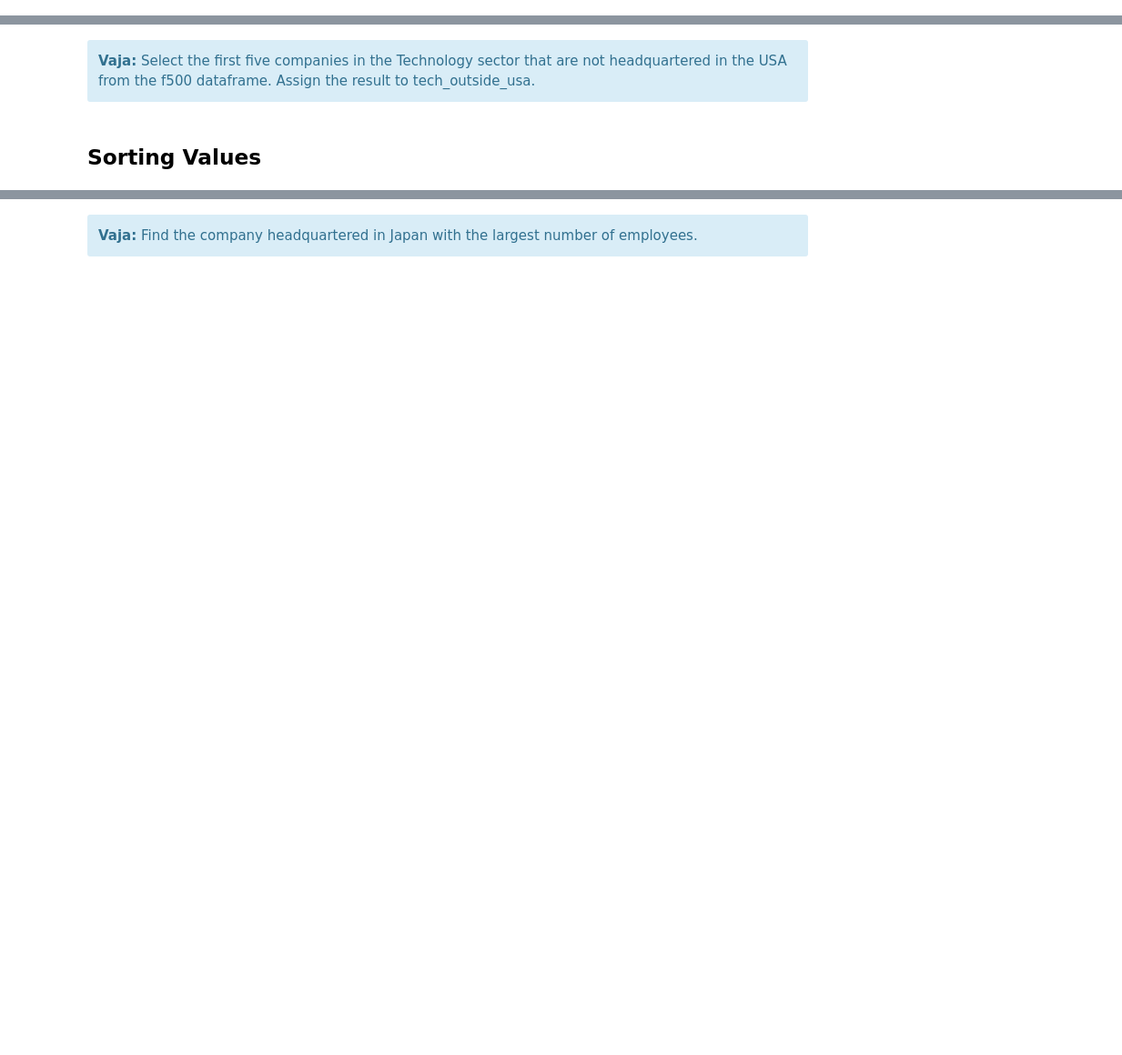
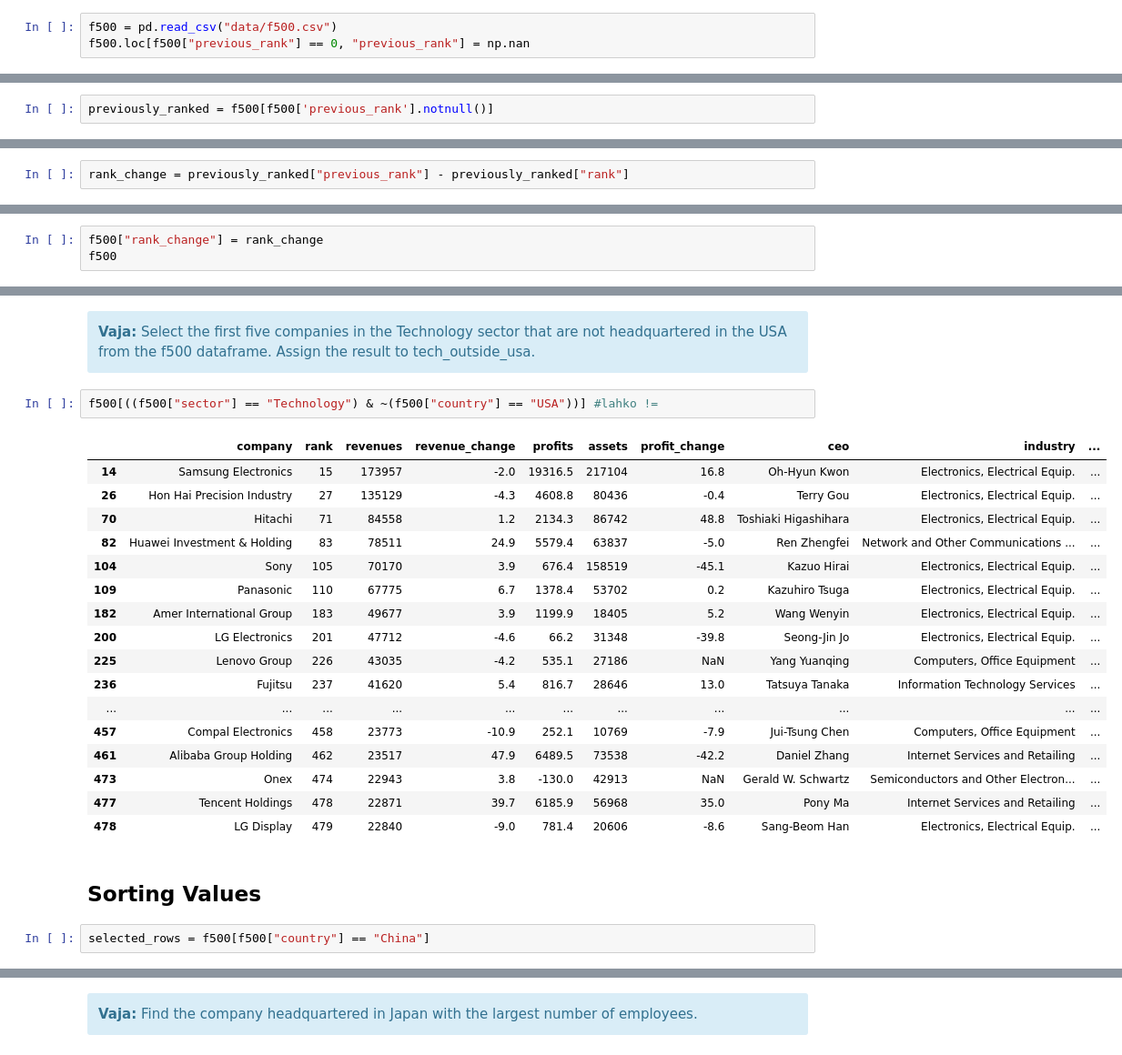
Before and after one commit to NightShop/analitika-podatkov, a Jupyter notebook: Del_03_Uvod_v_Pandas/03_Uvod_v_Pandas_CLEAN.ipynb, the cells around one changed output, grey strips where cells are left out. Shown at 91% size. Saved outputs shown, nothing was run; the diff lists cells and outputs as text; blank space fills up the shorter version.

```diff
--- a/Del_03_Uvod_v_Pandas/03_Uvod_v_Pandas_CLEAN.ipynb
+++ b/Del_03_Uvod_v_Pandas/03_Uvod_v_Pandas_CLEAN.ipynb
@@ -803,3 +1303,6 @@ Use the motor_bool boolean series to index the country column. Assign the result
 # %% [markdown]
 <div class="alert alert-block alert-info">
 <b>Vaja:</b> Use the Series.isnull() method to select all rows from f500 that have a null value for the previous_rank column. Select only the company, rank, and previous_rank columns. Assign the result to null_previous_rank.</div>
+# %%
+f500 = pd.read_csv("data/f500.csv")
+f500.loc[f500["previous_rank"] == 0, "previous_rank"] = np.nan
@@ -814,2 +1346,4 @@ Use the motor_bool boolean series to index the country column. Assign the result
 # %% [markdown]
 ## Pandas Index Alignment
+# %%
+previously_ranked = f500[f500['previous_rank'].notnull()]
@@ -815,0 +1354,2 @@ Use the motor_bool boolean series to index the country column. Assign the result
+# %%
+rank_change = previously_ranked["previous_rank"] - previously_ranked["rank"]
@@ -821,3 +1405,6 @@ alt_name = pd.Series(['rocket', 'aubergine', 'maize'], index=['arugula', 'eggpla
 # %% [markdown]
 <div class="alert alert-block alert-info">
 <b>Vaja:</b> Use the Series.notnull() method to select all rows from f500 that have a non-null value for the previous_rank column. Assign the result to previously_ranked.  From the previously_ranked dataframe, subtract the rank column from the previous_rank column. Assign the result to rank_change. Assign the values in the rank_change to a new column in the f500 dataframe, "rank_change".</div>
+# %%
+f500["rank_change"] = rank_change
+f500
@@ -896,5 +1515,27 @@ alt_name = pd.Series(['rocket', 'aubergine', 'maize'], index=['arugula', 'eggpla
 # %% [markdown]
 <div class="alert alert-block alert-info">
 <b>Vaja:</b> Select the first five companies in the Technology sector that are not headquartered in the USA from the f500 dataframe. Assign the result to tech_outside_usa.</div>
+# %%
+f500[((f500["sector"] == "Technology") & ~(f500["country"] == "USA"))] #lahko !=
+# %% [output]
+|  | company | rank | revenues | revenue_change | profits | assets | profit_change | ceo | industry | ... |
+| 14 | Samsung Electronics | 15 | 173957 | -2.0 | 19316.5 | 217104 | 16.8 | Oh-Hyun Kwon | Electronics, Electrical Equip. | ... |
+| 26 | Hon Hai Precision Industry | 27 | 135129 | -4.3 | 4608.8 | 80436 | -0.4 | Terry Gou | Electronics, Electrical Equip. | ... |
+| 70 | Hitachi | 71 | 84558 | 1.2 | 2134.3 | 86742 | 48.8 | Toshiaki Higashihara | Electronics, Electrical Equip. | ... |
+| 82 | Huawei Investment & Holding | 83 | 78511 | 24.9 | 5579.4 | 63837 | -5.0 | Ren Zhengfei | Network and Other Communications ... | ... |
+| 104 | Sony | 105 | 70170 | 3.9 | 676.4 | 158519 | -45.1 | Kazuo Hirai | Electronics, Electrical Equip. | ... |
+| 109 | Panasonic | 110 | 67775 | 6.7 | 1378.4 | 53702 | 0.2 | Kazuhiro Tsuga | Electronics, Electrical Equip. | ... |
+| 182 | Amer International Group | 183 | 49677 | 3.9 | 1199.9 | 18405 | 5.2 | Wang Wenyin | Electronics, Electrical Equip. | ... |
+| 200 | LG Electronics | 201 | 47712 | -4.6 | 66.2 | 31348 | -39.8 | Seong-Jin Jo | Electronics, Electrical Equip. | ... |
+| 225 | Lenovo Group | 226 | 43035 | -4.2 | 535.1 | 27186 | NaN | Yang Yuanqing | Computers, Office Equipment | ... |
+| 236 | Fujitsu | 237 | 41620 | 5.4 | 816.7 | 28646 | 13.0 | Tatsuya Tanaka | Information Technology Services | ... |
+| ... | ... | ... | ... | ... | ... | ... | ... | ... | ... | ... |
+| 457 | Compal Electronics | 458 | 23773 | -10.9 | 252.1 | 10769 | -7.9 | Jui-Tsung Chen | Computers, Office Equipment | ... |
+| 461 | Alibaba Group Holding | 462 | 23517 | 47.9 | 6489.5 | 73538 | -42.2 | Daniel Zhang | Internet Services and Retailing | ... |
+| 473 | Onex | 474 | 22943 | 3.8 | -130.0 | 42913 | NaN | Gerald W. Schwartz | Semiconductors and Other Electron... | ... |
+| 477 | Tencent Holdings | 478 | 22871 | 39.7 | 6185.9 | 56968 | 35.0 | Pony Ma | Internet Services and Retailing | ... |
+| 478 | LG Display | 479 | 22840 | -9.0 | 781.4 | 20606 | -8.6 | Sang-Beom Han | Electronics, Electrical Equip. | ... |
 # %% [markdown]
 ## Sorting Values
+# %%
+selected_rows = f500[f500["country"] == "China"]
```
Also changed, not shown: parts of 143 cells of this notebook, 9 other files.
